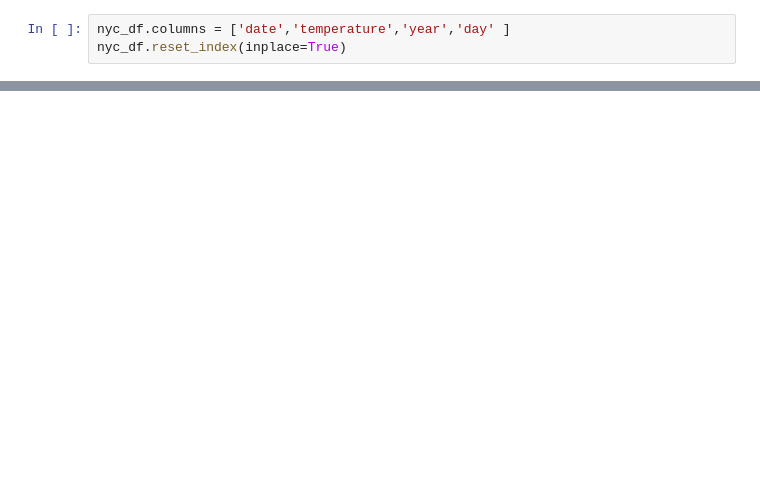
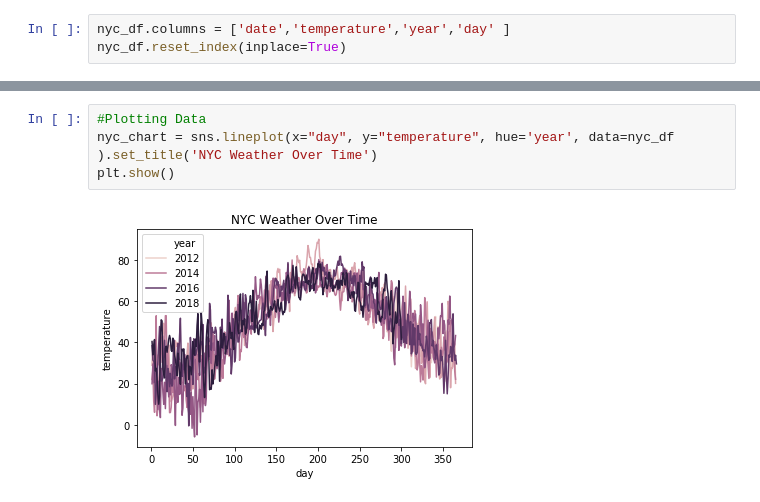
Before and after one commit to aditipatelpro/data-plotting-temperature, a Jupyter notebook: temperature_analysis.ipynb, the cells around one changed output, grey strips where cells are left out. Cells and saved outputs as stored; diff of their text form; blank space fills up the shorter version.

Commit message:
Plotted data

```diff
--- a/temperature_analysis.ipynb
+++ b/temperature_analysis.ipynb
@@ -39,0 +120,6 @@ sns.palplot(sns.color_palette("husl", 8))
+# %%
+#Plotting Data
+nyc_chart = sns.lineplot(x="day", y="temperature", hue='year', data=nyc_df ).set_title('NYC Weather Over Time')
+plt.show()
+# %% [output]
+[figure, added]
```
Also changed, not shown: parts of 7 cells of this notebook.
